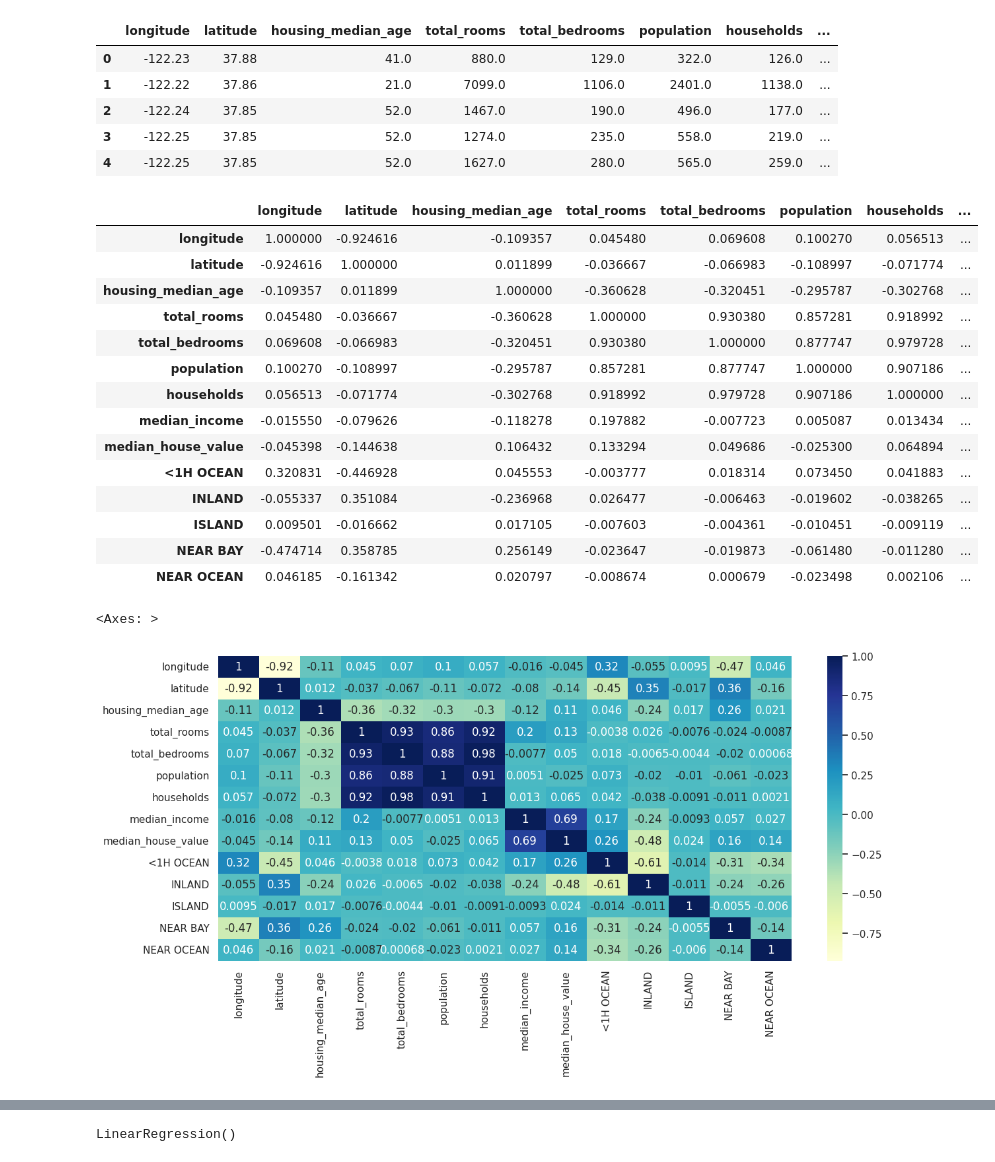
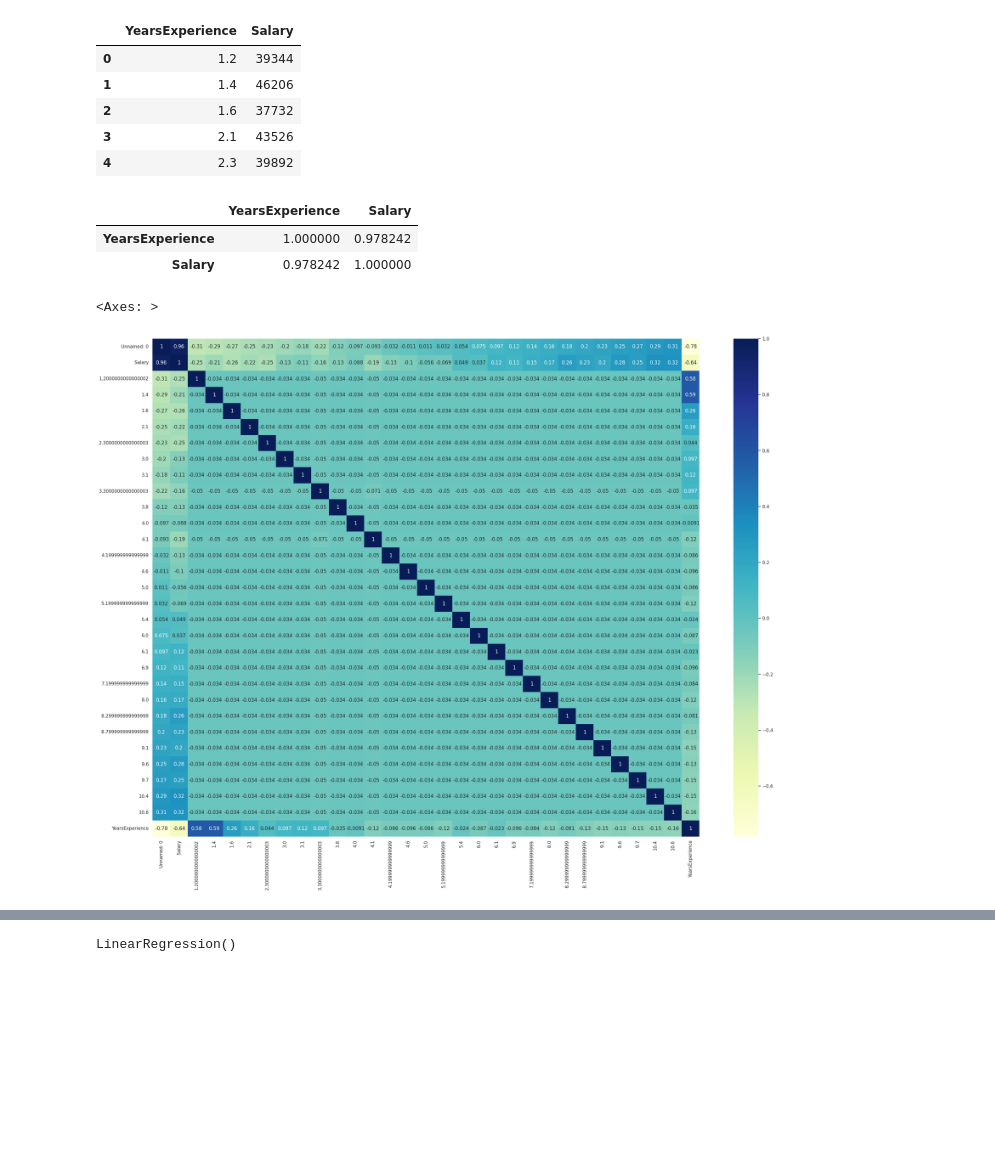
Before and after one commit to abdulsidibe/Cousera-test, a Jupyter notebook: Copy_of_Linear_Regression_exercise.ipynb, the cells around one changed output, grey strips where cells are left out. Cells and saved outputs as stored; diff of their text form; code cells hidden in the pictures; blank space fills up the shorter version.

```diff
--- a/Copy_of_Linear_Regression_exercise.ipynb
+++ b/Copy_of_Linear_Regression_exercise.ipynb
@@ -3,7 +3,7 @@
 # %%
 import pandas as pd
 
-data = pd.read_csv('U4_01_housing.csv')
+data = pd.read_csv('Salary_dataset.csv')
 # %%
 data.info()
 # %% [output]
@@ -112,34 +114,22 @@ data_na = data_na.drop('ocean_proximity', axis=1)
 # %%
-data_na.head()
+data.head()
 # %% [output]
-|  | longitude | latitude | housing_median_age | total_rooms | total_bedrooms | population | households | ... |
-| 0 | -122.23 | 37.88 | 41.0 | 880.0 | 129.0 | 322.0 | 126.0 | ... |
-| 1 | -122.22 | 37.86 | 21.0 | 7099.0 | 1106.0 | 2401.0 | 1138.0 | ... |
-| 2 | -122.24 | 37.85 | 52.0 | 1467.0 | 190.0 | 496.0 | 177.0 | ... |
-| 3 | -122.25 | 37.85 | 52.0 | 1274.0 | 235.0 | 558.0 | 219.0 | ... |
-| 4 | -122.25 | 37.85 | 52.0 | 1627.0 | 280.0 | 565.0 | 259.0 | ... |
+|  | YearsExperience | Salary |
+| 0 | 1.2 | 39344 |
+| 1 | 1.4 | 46206 |
+| 2 | 1.6 | 37732 |
+| 3 | 2.1 | 43526 |
+| 4 | 2.3 | 39892 |
 # %%
-data_na.corr() #how the data correlate with each other
+data.corr() #how the data correlate with each other
 # %% [output]
-|  | longitude | latitude | housing_median_age | total_rooms | total_bedrooms | population | households | ... |
-| longitude | 1.000000 | -0.924616 | -0.109357 | 0.045480 | 0.069608 | 0.100270 | 0.056513 | ... |
-| latitude | -0.924616 | 1.000000 | 0.011899 | -0.036667 | -0.066983 | -0.108997 | -0.071774 | ... |
-| housing_median_age | -0.109357 | 0.011899 | 1.000000 | -0.360628 | -0.320451 | -0.295787 | -0.302768 | ... |
-| total_rooms | 0.045480 | -0.036667 | -0.360628 | 1.000000 | 0.930380 | 0.857281 | 0.918992 | ... |
-| total_bedrooms | 0.069608 | -0.066983 | -0.320451 | 0.930380 | 1.000000 | 0.877747 | 0.979728 | ... |
-| population | 0.100270 | -0.108997 | -0.295787 | 0.857281 | 0.877747 | 1.000000 | 0.907186 | ... |
-| households | 0.056513 | -0.071774 | -0.302768 | 0.918992 | 0.979728 | 0.907186 | 1.000000 | ... |
-| median_income | -0.015550 | -0.079626 | -0.118278 | 0.197882 | -0.007723 | 0.005087 | 0.013434 | ... |
-| median_house_value | -0.045398 | -0.144638 | 0.106432 | 0.133294 | 0.049686 | -0.025300 | 0.064894 | ... |
-| <1H OCEAN | 0.320831 | -0.446928 | 0.045553 | -0.003777 | 0.018314 | 0.073450 | 0.041883 | ... |
-| INLAND | -0.055337 | 0.351084 | -0.236968 | 0.026477 | -0.006463 | -0.019602 | -0.038265 | ... |
-| ISLAND | 0.009501 | -0.016662 | 0.017105 | -0.007603 | -0.004361 | -0.010451 | -0.009119 | ... |
-| NEAR BAY | -0.474714 | 0.358785 | 0.256149 | -0.023647 | -0.019873 | -0.061480 | -0.011280 | ... |
-| NEAR OCEAN | 0.046185 | -0.161342 | 0.020797 | -0.008674 | 0.000679 | -0.023498 | 0.002106 | ... |
+|  | YearsExperience | Salary |
+| YearsExperience | 1.000000 | 0.978242 |
+| Salary | 0.978242 | 1.000000 |
 # %%
-sb.set(rc = {'figure.figsize': (14,6)}) #heatmap to find correlation between the dataset
+sb.set(rc = {'figure.figsize': (30,22)}) #heatmap to find correlation between the dataset
 sb.heatmap(data_na.corr(), annot=True, cmap='YlGnBu')
 # %% [output]
 <Axes: >
-[figure, old version]
+[figure, new version]
 # %%
```
Also changed, not shown: parts of 18 cells of this notebook.
